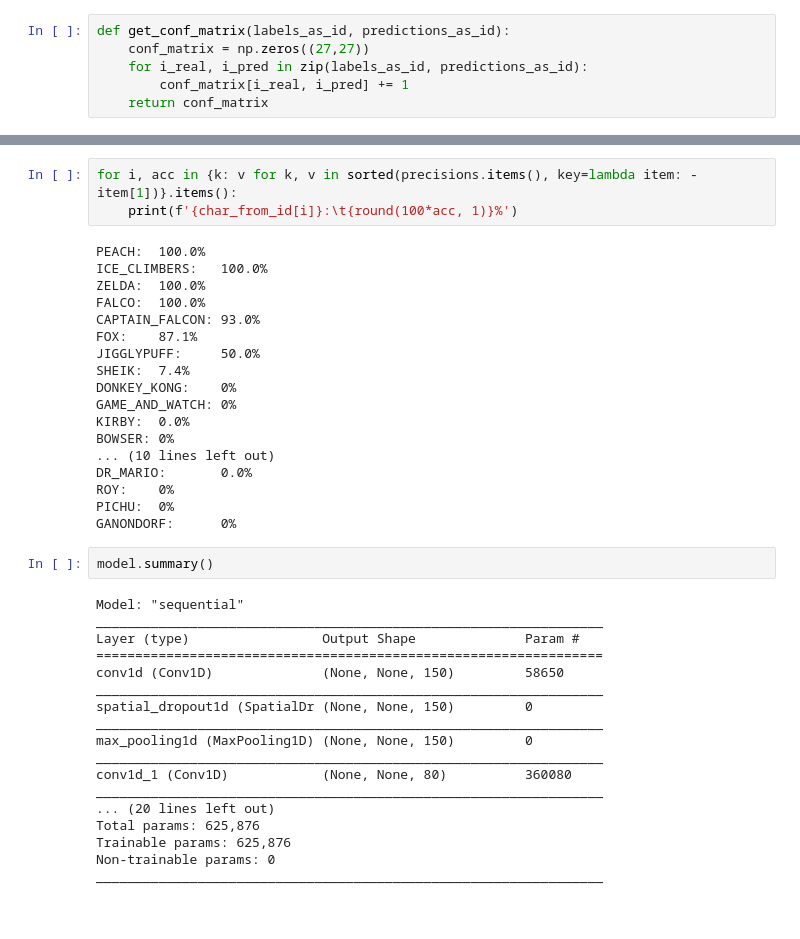
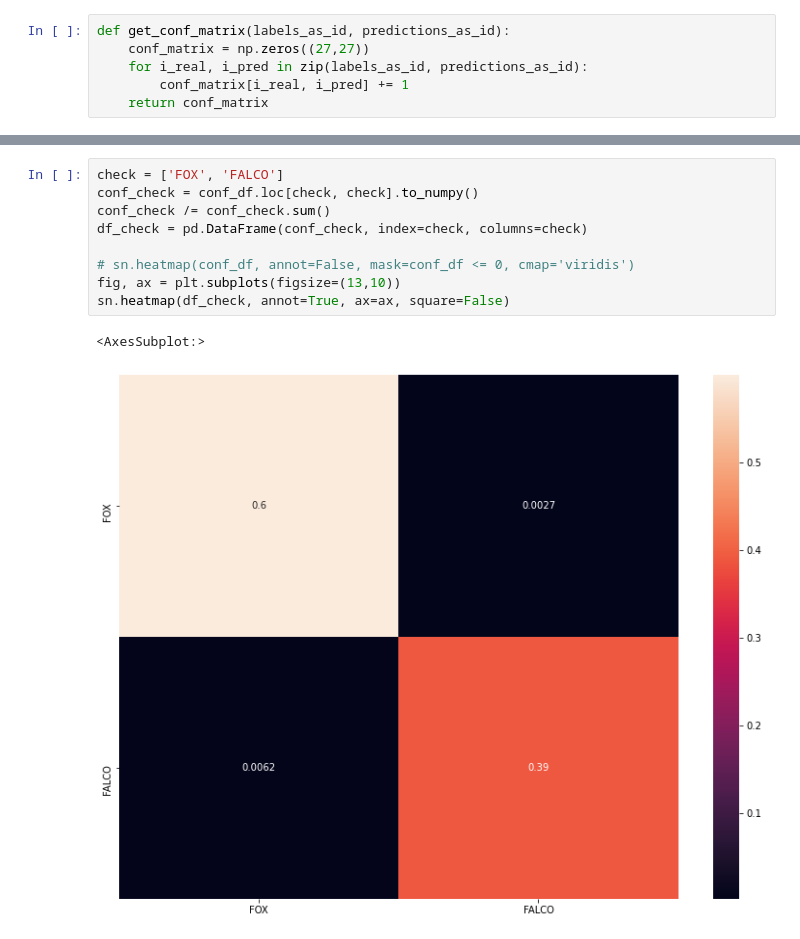
Before and after one commit to ZackMagnotti/ssbmachine-learning, a Jupyter notebook: cnn.ipynb, the cells around one changed output, grey strips where cells are left out. Saved outputs shown, nothing was run; the diff lists cells and outputs as text.

```diff
--- a/cnn.ipynb
+++ b/cnn.ipynb
@@ -456,41 +205,12 @@ ROY : 0.0
-# %%
-for i, acc in {k: v for k, v in sorted(precisions.items(), key=lambda item: -item[1])}.items():
-    print(f'{char_from_id[i]}:\t{round(100*acc, 1)}%')
-# %% [output]
-PEACH:  100.0%
-ICE_CLIMBERS:   100.0%
-ZELDA:  100.0%
-FALCO:  100.0%
-CAPTAIN_FALCON: 93.0%
-FOX:    87.1%
-JIGGLYPUFF:     50.0%
-SHEIK:  7.4%
-DONKEY_KONG:    0%
-GAME_AND_WATCH: 0%
-KIRBY:  0.0%
-BOWSER: 0%
-... (10 lines left out)
-DR_MARIO:       0.0%
-ROY:    0%
-PICHU:  0%
-GANONDORF:      0%
-# %%
-model.summary()
-# %% [output]
-Model: "sequential"
-_________________________________________________________________
-Layer (type)                 Output Shape              Param #
-=================================================================
-conv1d (Conv1D)              (None, None, 150)         58650
-_________________________________________________________________
-spatial_dropout1d (SpatialDr (None, None, 150)         0
-_________________________________________________________________
-max_pooling1d (MaxPooling1D) (None, None, 150)         0
-_________________________________________________________________
-conv1d_1 (Conv1D)            (None, None, 80)          360080
-_________________________________________________________________
-... (20 lines left out)
-Total params: 625,876
-Trainable params: 625,876
-Non-trainable params: 0
-_________________________________________________________________
+# %%
+check = ['FOX', 'FALCO']
+conf_check = conf_df.loc[check, check].to_numpy()
+conf_check /= conf_check.sum()
+df_check = pd.DataFrame(conf_check, index=check, columns=check)
+
+# sn.heatmap(conf_df, annot=False, mask=conf_df <= 0, cmap='viridis')
+fig, ax = plt.subplots(figsize=(13,10))
+sn.heatmap(df_check, annot=True, ax=ax, square=False)
+# %% [output]
+<AxesSubplot:>
+[figure, added]
```
Also changed, not shown: parts of 37 cells of this notebook.
